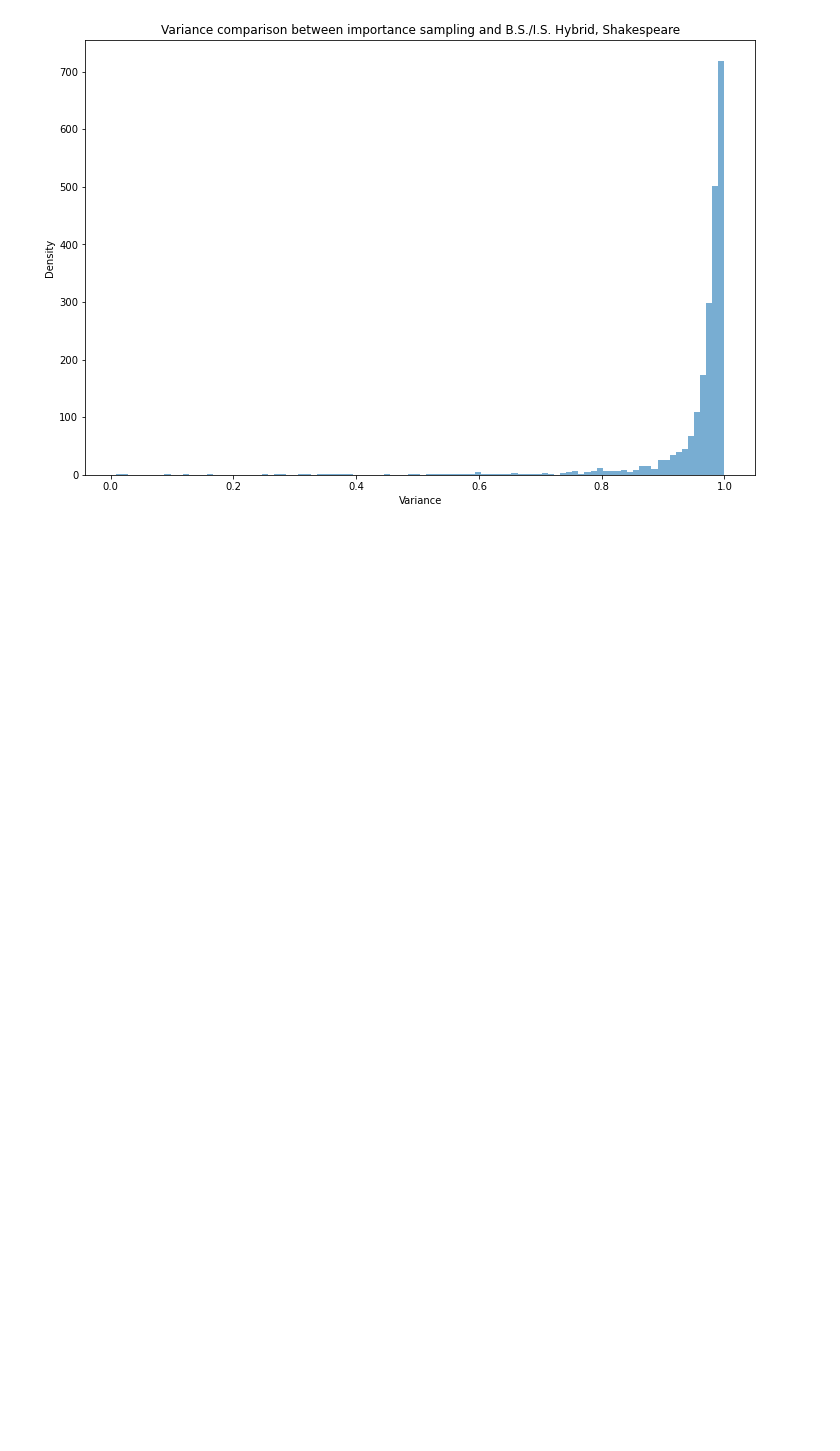
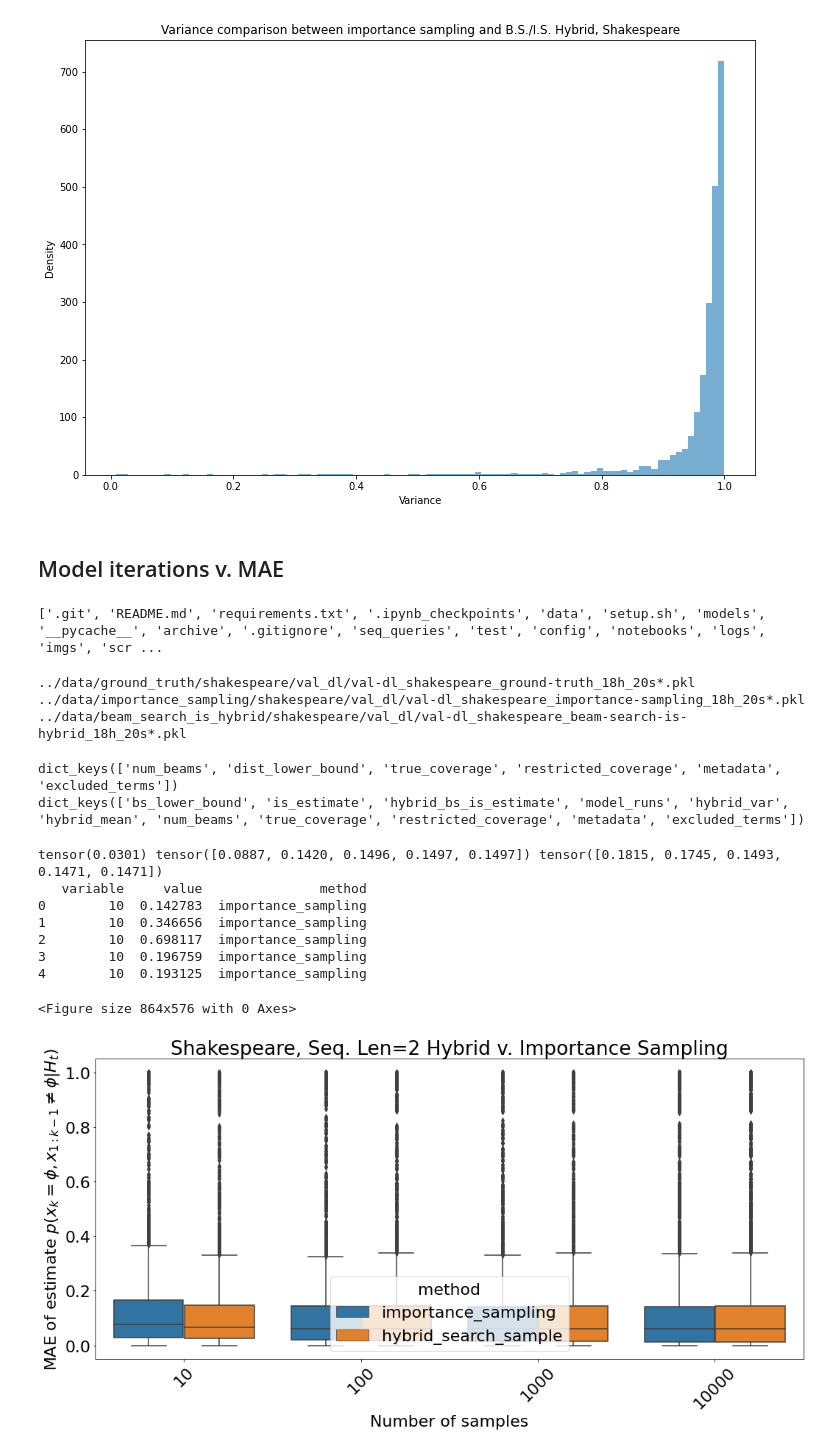
Before and after one commit to vshah99/prob_seq_queries_nnproject, a Jupyter notebook: notebooks/hybrid_is_bs_vs_imp_samp.ipynb, the cells around one changed output. Saved outputs shown, nothing was run; the diff lists cells and outputs as text; code cells hidden in the pictures; blank space fills up the shorter version.

Commit message:
Experiments have now been refined

```diff
--- a/notebooks/hybrid_is_bs_vs_imp_samp.ipynb
+++ b/notebooks/hybrid_is_bs_vs_imp_samp.ipynb
@@ -69,3 +73,82 @@ plt.show()
 # %% [output]
 0.95586836
 [figure]
+# %% [markdown]
+## Model iterations v. MAE
+# %%
+print(os.listdir("../"))
+# %% [output]
+['.git', 'README.md', 'requirements.txt', '.ipynb_checkpoints', 'data', 'setup.sh', 'models', '__pycache__', 'archive', '.gitignore', 'seq_queries', 'test', 'config', 'notebooks', 'logs', 'imgs', 'scr ...
+# %%
+methods = ['ground_truth','importance_sampling','beam_search_is_hybrid']
+dataset = 'shakespeare'
+experiment='val_dl'
+lengths = [(18,20)]
+
+data_dict = {}
+for length in lengths:
+    for method in methods:
+        h,s = length
+        path_template = f"../data/{method}/{dataset}/{experiment}/{experiment.replace('_','-')}_{dataset}_{method.replace('_','-')}_{h}h_{s}s*.pkl"
+        print(path_template)
+        pot_paths = glob.glob(path_template)
+        assert len(pot_paths) == 1,\
+            f"Paths: {pot_paths}"
+        data_dict[method] = read_pkl(pot_paths[0])
+# %% [output]
+../data/ground_truth/shakespeare/val_dl/val-dl_shakespeare_ground-truth_18h_20s*.pkl
+../data/importance_sampling/shakespeare/val_dl/val-dl_shakespeare_importance-sampling_18h_20s*.pkl
+../data/beam_search_is_hybrid/shakespeare/val_dl/val-dl_shakespeare_beam-search-is-hybrid_18h_20s*.pkl
+# %%
+print(data_dict['ground_truth'].keys())
+print(data_dict['beam_search_is_hybrid'].keys())
+# %% [output]
+dict_keys(['num_beams', 'dist_lower_bound', 'true_coverage', 'restricted_coverage', 'metadata', 'excluded_terms'])
+dict_keys(['bs_lower_bound', 'is_estimate', 'hybrid_bs_is_estimate', 'model_runs', 'hybrid_var', 'hybrid_mean', 'num_beams', 'true_coverage', 'restricted_coverage', 'metadata', 'excluded_terms'])
+# %%
+def plot_against_samples(data_dict, sub_estimates = [10,100,1000,10000]):
+    sub_estimates = data_dict['importance_sampling']['metadata']['sub_estimates']
+    importance_estimates= data_dict['importance_sampling']['sample_estimates']
+    excluded_terms = data_dict['beam_search_is_hybrid']['excluded_terms']
+    gt= data_dict['ground_truth']['dist_lower_bound'].reshape(-1,68)[:,excluded_terms[0]].flatten()
+    hybrid_estimates= data_dict['beam_search_is_hybrid']['hybrid_bs_is_estimate']
+    hybrid_estimates = torch.stack([
+        torch.gather(hybrid_estimates[:,:s].mean(dim=1),1,
+                     excluded_terms.unsqueeze(-1))
+                     for s in sub_estimates],dim=1).squeeze()
+    print(gt[10], hybrid_estimates[10], importance_estimates[10])
+    importance_diffs = torch.abs(importance_estimates - gt.unsqueeze(-1))
+    hybrid_diffs = torch.abs(hybrid_estimates - gt.unsqueeze(-1))
+
+    importance_df = pd.DataFrame(importance_diffs, columns=sub_estimates)
+    importance_df = pd.melt(importance_df, value_vars=sub_estimates)
+    importance_df['method'] = 'importance_sampling'
+    hybrid_df = pd.DataFrame(hybrid_diffs, columns=sub_estimates)
+    hybrid_df = pd.melt(hybrid_df, value_vars=sub_estimates)
+    hybrid_df['method'] = 'hybrid_search_sample'
+    # print(hybrid_df.shape, importance_df.shape)
+    df = pd.concat([importance_df,hybrid_df],ignore_index = True,axis=0)
+    print(df.head())
+
+    plt.figure(figsize=(12,8))
+    matplotlib.rcParams.update({'font.size': 22})
+    fig,ax = plt.subplots(figsize=(15,8))
+    sns.boxplot(x ='variable',y='value',hue='method',data=df)
+    plt.xlabel("Number of samples")
+    plt.ylabel(r"MAE of estimate $p(x_k = \phi, x_{1:k-1} \neq \phi|H_t)$")
+    plt.title("Shakespeare, Seq. Len=2 Hybrid v. Importance Sampling")
+    plt.xticks(rotation=45)
+    # plt.ylim(-0.01,0.3)
+    plt.tight_layout()
+# %%
+plot_against_samples(data_dict)
+# %% [output]
+tensor(0.0301) tensor([0.0887, 0.1420, 0.1496, 0.1497, 0.1497]) tensor([0.1815, 0.1745, 0.1493, 0.1471, 0.1471])
+   variable     value               method
+0        10  0.142783  importance_sampling
+1        10  0.346656  importance_sampling
+2        10  0.698117  importance_sampling
+3        10  0.196759  importance_sampling
+4        10  0.193125  importance_sampling
+<Figure size 864x576 with 0 Axes>
+[figure, added]
```
Also changed, not shown: parts of 1 cell of this notebook, 10 other files.
